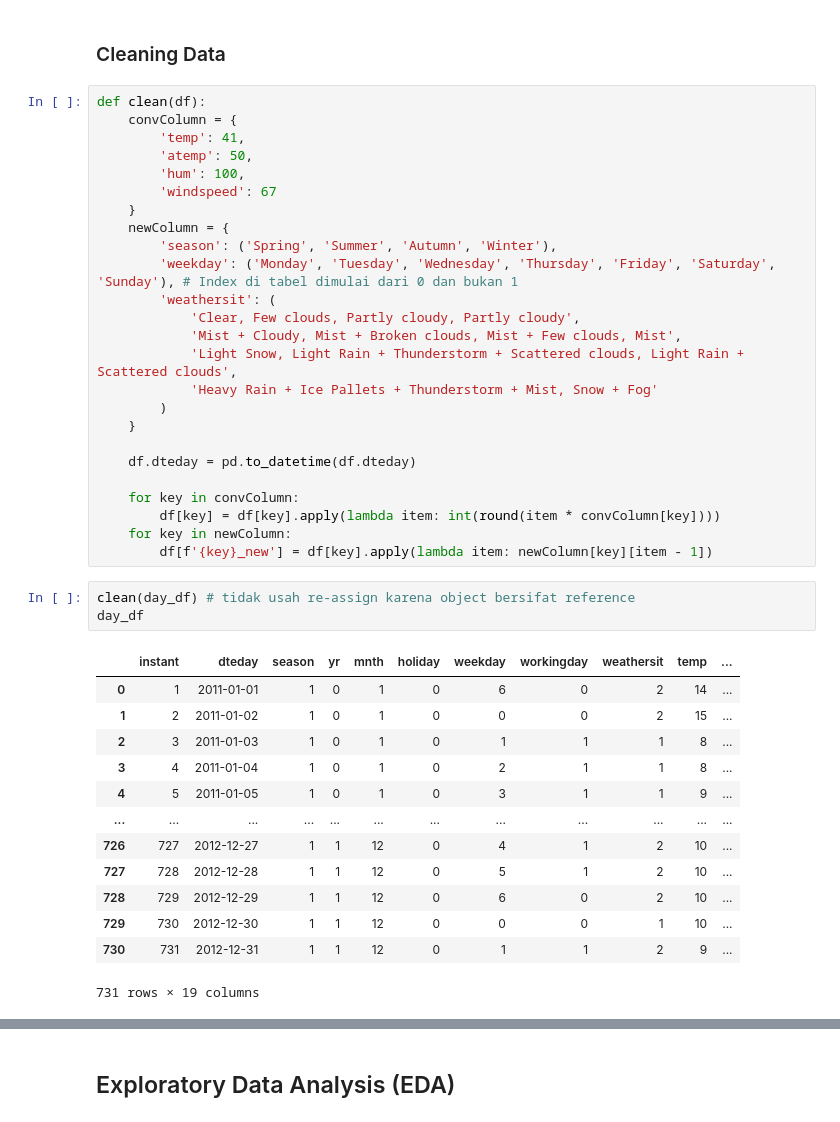
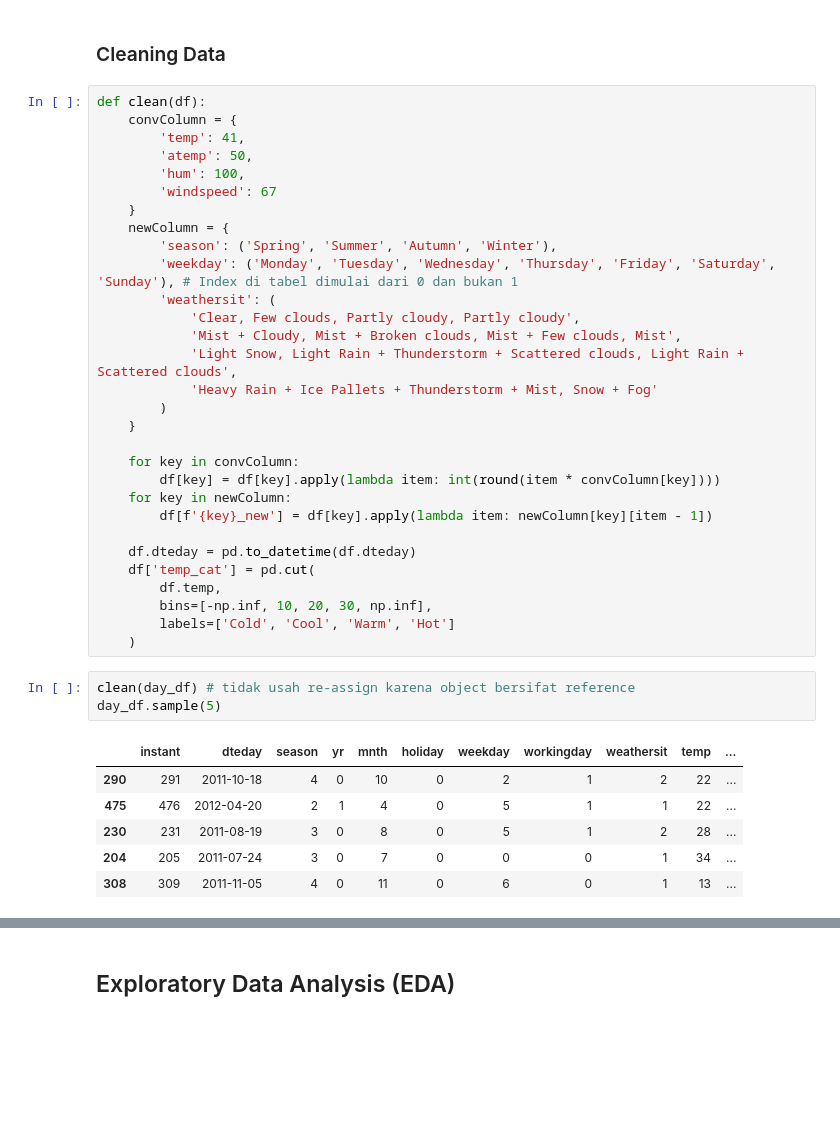
Before and after one commit to gdaffa/dicoding-machine-learning, a Jupyter notebook: Belajar Analisis Data dengan Python/analisa.ipynb, the cells around one changed output, grey strips where cells are left out. Drawn from its saved outputs; the diff is of its cells as text; blank space fills up the shorter version.

```diff
--- a/Belajar Analisis Data dengan Python/analisa.ipynb
+++ b/Belajar Analisis Data dengan Python/analisa.ipynb
@@ -238,26 +241,24 @@ def clean(df):
         )
     }
 
-    df.dteday = pd.to_datetime(df.dteday)
-
     for key in convColumn:
         df[key] = df[key].apply(lambda item: int(round(item * convColumn[key])))
     for key in newColumn:
         df[f'{key}_new'] = df[key].apply(lambda item: newColumn[key][item - 1])
+
+    df.dteday = pd.to_datetime(df.dteday)
+    df['temp_cat'] = pd.cut(
+        df.temp,
+        bins=[-np.inf, 10, 20, 30, np.inf],
+        labels=['Cold', 'Cool', 'Warm', 'Hot']
+    )
 # %%
 clean(day_df) # tidak usah re-assign karena object bersifat reference
-day_df
+day_df.sample(5)
 # %% [output]
 |  | instant | dteday | season | yr | mnth | holiday | weekday | workingday | weathersit | temp | ... |
-| 0 | 1 | 2011-01-01 | 1 | 0 | 1 | 0 | 6 | 0 | 2 | 14 | ... |
-| 1 | 2 | 2011-01-02 | 1 | 0 | 1 | 0 | 0 | 0 | 2 | 15 | ... |
-| 2 | 3 | 2011-01-03 | 1 | 0 | 1 | 0 | 1 | 1 | 1 | 8 | ... |
-| 3 | 4 | 2011-01-04 | 1 | 0 | 1 | 0 | 2 | 1 | 1 | 8 | ... |
-| 4 | 5 | 2011-01-05 | 1 | 0 | 1 | 0 | 3 | 1 | 1 | 9 | ... |
-| ... | ... | ... | ... | ... | ... | ... | ... | ... | ... | ... | ... |
-| 726 | 727 | 2012-12-27 | 1 | 1 | 12 | 0 | 4 | 1 | 2 | 10 | ... |
-| 727 | 728 | 2012-12-28 | 1 | 1 | 12 | 0 | 5 | 1 | 2 | 10 | ... |
-| 728 | 729 | 2012-12-29 | 1 | 1 | 12 | 0 | 6 | 0 | 2 | 10 | ... |
-| 729 | 730 | 2012-12-30 | 1 | 1 | 12 | 0 | 0 | 0 | 1 | 10 | ... |
-| 730 | 731 | 2012-12-31 | 1 | 1 | 12 | 0 | 1 | 1 | 2 | 9 | ... |
+| 290 | 291 | 2011-10-18 | 4 | 0 | 10 | 0 | 2 | 1 | 2 | 22 | ... |
+| 475 | 476 | 2012-04-20 | 2 | 1 | 4 | 0 | 5 | 1 | 1 | 22 | ... |
+| 230 | 231 | 2011-08-19 | 3 | 0 | 8 | 0 | 5 | 1 | 2 | 28 | ... |
+| 204 | 205 | 2011-07-24 | 3 | 0 | 7 | 0 | 0 | 0 | 1 | 34 | ... |
+| 308 | 309 | 2011-11-05 | 4 | 0 | 11 | 0 | 6 | 0 | 1 | 13 | ... |
-731 rows × 19 columns
```
Also changed, not shown: parts of 68 cells of this notebook, 3 other files.
